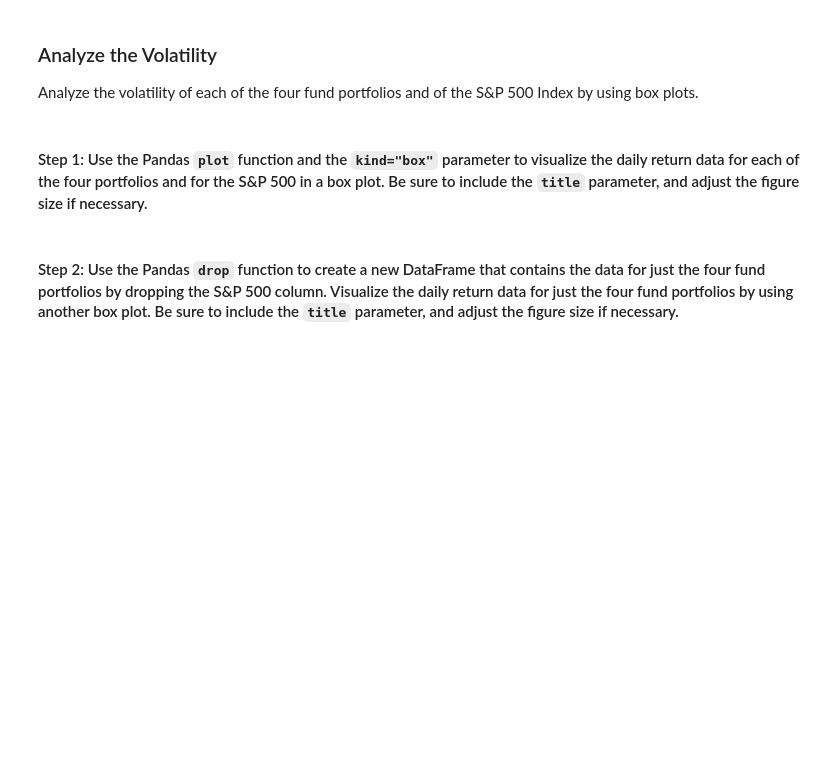
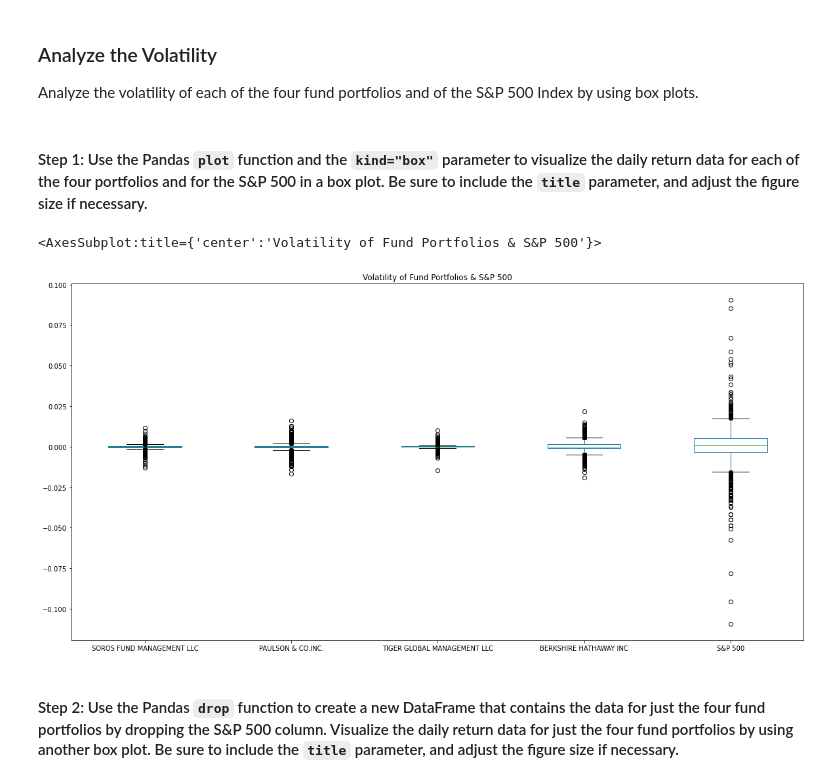
Before and after one commit to jpmaddox97/module_4_challenge, a Jupyter notebook: Starter_Code/risk_return_analysis.ipynb, the cells around one changed output. Saved outputs shown, nothing was run; the diff lists cells and outputs as text; code cells hidden in the pictures; blank space fills up the shorter version.

```diff
--- a/Starter_Code/risk_return_analysis.ipynb
+++ b/Starter_Code/risk_return_analysis.ipynb
@@ -184,7 +199,10 @@ Analyze the volatility of each of the four fund portfolios and of the S&P 500 In
 # %%
 # Use the daily return data to create box plots to visualize the volatility of the 4 funds and the S&P 500
 # Include a title parameter and adjust the figure size
-# YOUR CODE HERE
+daily_returns.plot(kind='box', figsize=(20,10), title='Volatility of Fund Portfolios & S&P 500')
+# %% [output]
+<AxesSubplot:title={'center':'Volatility of Fund Portfolios & S&P 500'}>
+[figure, added]
 # %% [markdown]
 #### Step 2: Use the Pandas `drop` function to create a new DataFrame that contains the data for just the four fund portfolios by dropping the S&P 500 column. Visualize the daily return data for just the four fund portfolios by using another box plot. Be sure to include the `title` parameter, and adjust the figure size if necessary.
 # %%
```
Also changed, not shown: parts of 5 cells of this notebook.
